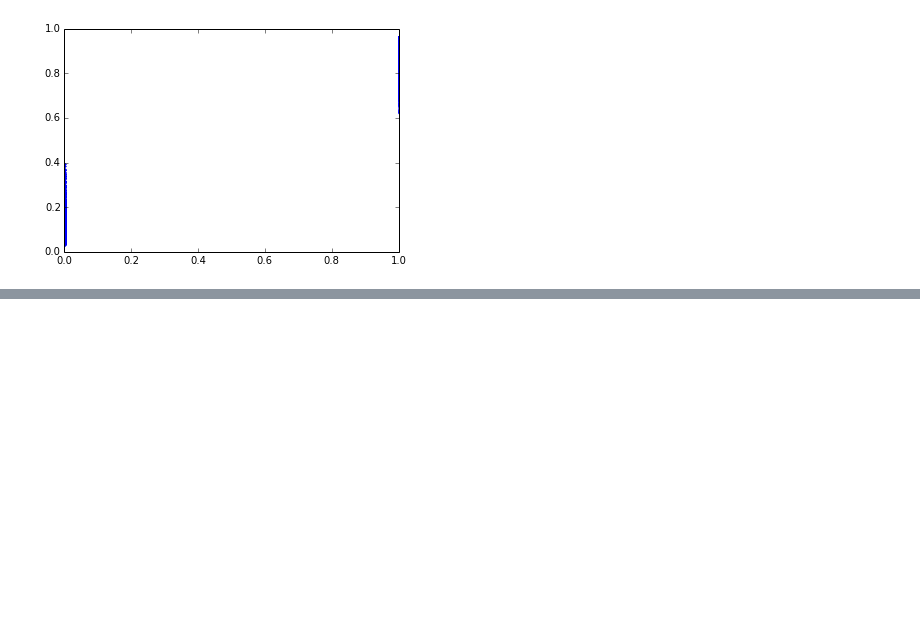
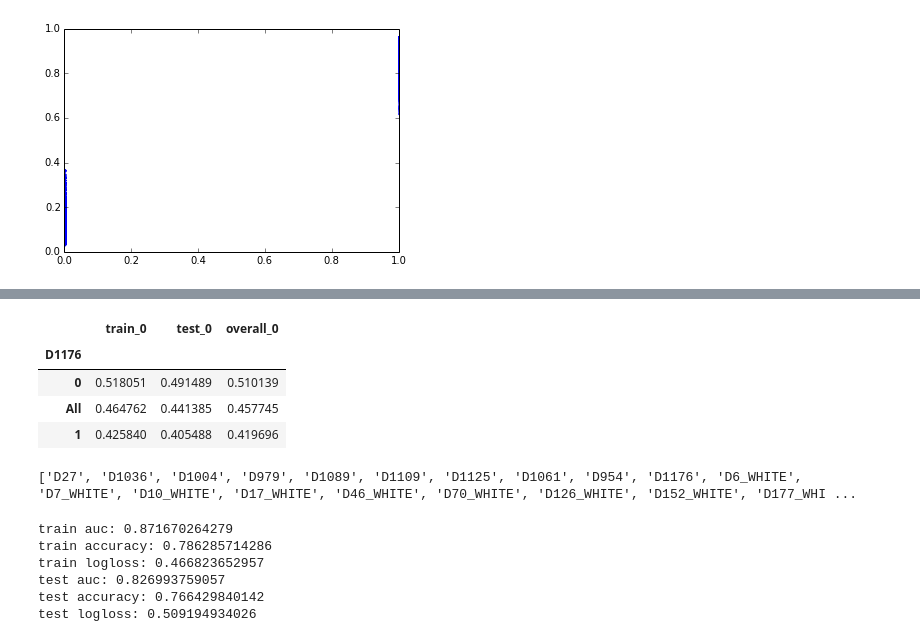
Before and after one commit to dolaameng/practical_munging_tools, a Jupyter notebook: case study - kaggle Predicting a Biological Response.ipynb, the cells around one changed output, grey strips where cells are left out. Drawn from its saved outputs; the diff is of its cells as text; code cells hidden in the pictures; blank space fills up the shorter version.

Commit message:
TODO: Load Prediction

```diff
--- a/case study - kaggle Predicting a Biological Response.ipynb
+++ b/case study - kaggle Predicting a Biological Response.ipynb
@@ -310,0 +490,39 @@ plt.plot(y, yhat, ".")
+# %%
+dsession.print_categorial_crosstable(feature_names=["D1176"])
+# %% [output]
+|  | train_0 | test_0 | overall_0 |
+| D1176 |  |  |  |
+| 0 | 0.518051 | 0.491489 | 0.510139 |
+| All | 0.464762 | 0.441385 | 0.457745 |
+| 1 | 0.425840 | 0.405488 | 0.419696 |
+# %%
+selected_features = seleted_feats
+print selected_features
+
+
+blender = SVC(probability = True)
+# %% [output]
+['D27', 'D1036', 'D1004', 'D979', 'D1089', 'D1109', 'D1125', 'D1061', 'D954', 'D1176', 'D6_WHITE', 'D7_WHITE', 'D10_WHITE', 'D17_WHITE', 'D46_WHITE', 'D70_WHITE', 'D126_WHITE', 'D152_WHITE', 'D177_WHI ...
+# %%
+train_matrix, test_matrix = dsession.get_data(selected_features)
+train_y, test_y = train_matrix.Activity, test_matrix.Activity
+
+blender.fit(train_matrix.iloc[:, :-1], train_y)
+
+trainyhat = blender.predict_proba(train_matrix.iloc[:, :-1])[:, 1]
+testyhat = blender.predict_proba(test_matrix.iloc[:, :-1])[:, 1]
+
+
+print 'train auc:', roc_auc_score(train_y, trainyhat)
+print 'train accuracy:', np.mean(train_y == (trainyhat>=0.5))
+print 'train logloss:', logloss(train_y, trainyhat)
+print 'test auc:', roc_auc_score(test_y, testyhat)
+print 'test accuracy:', np.mean(test_y == (testyhat>=0.5))
+print 'test logloss:', logloss(test_y, testyhat)
+# %% [output]
+train auc: 0.871670264279
+train accuracy: 0.786285714286
+train logloss: 0.466823652957
+test auc: 0.826993759057
+test accuracy: 0.766429840142
+test logloss: 0.509194934026
```
Also changed, not shown: parts of 22 cells of this notebook, 2 other files.
